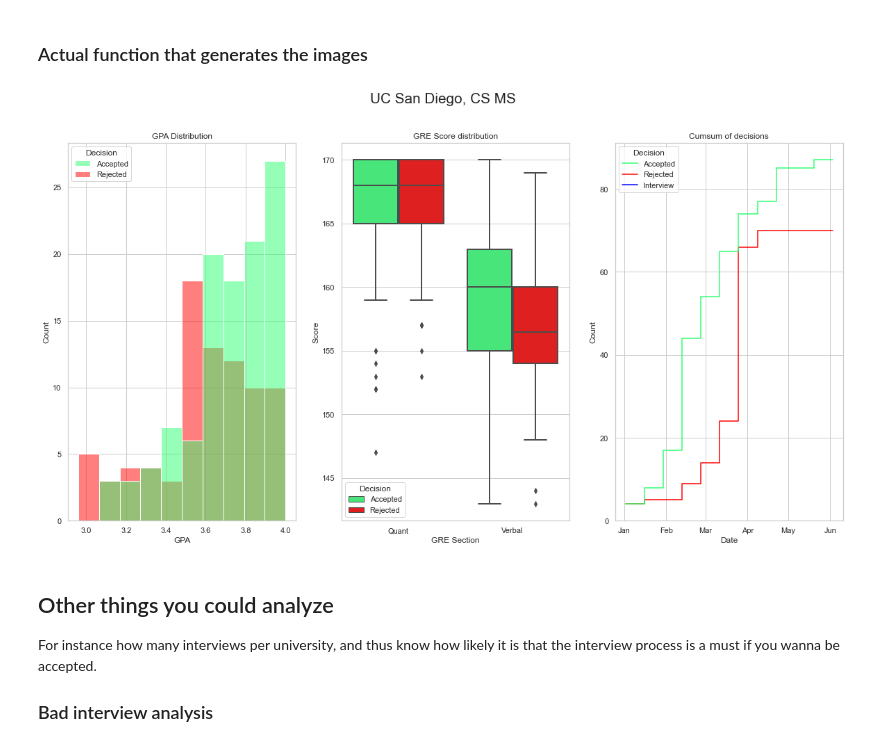
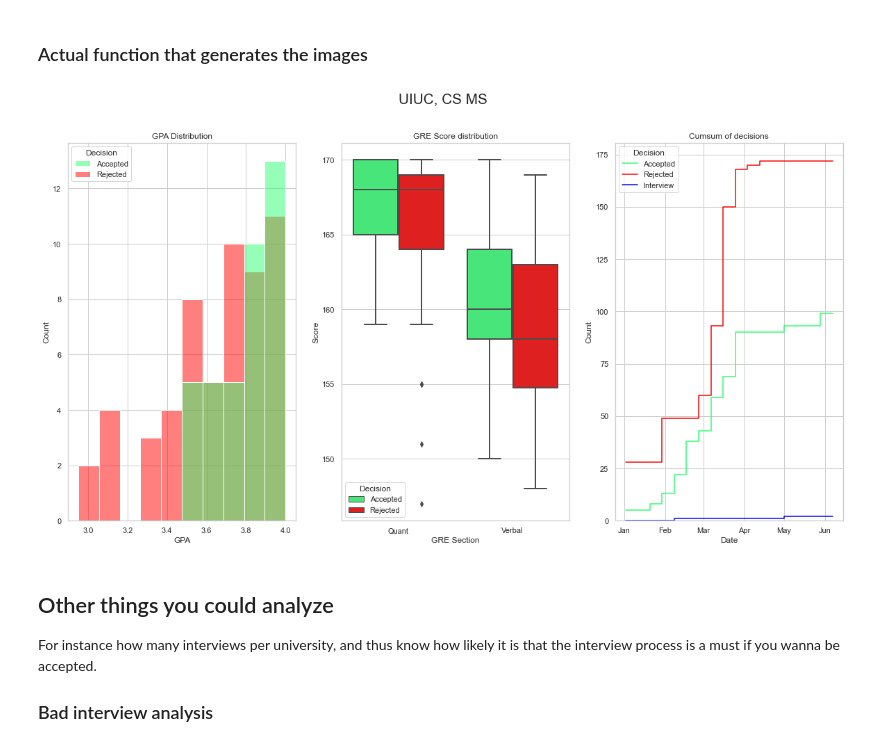
Before and after one commit to jjdelvalle/gradcafe_analysis, a Jupyter notebook: app/GradAnalysis.ipynb, the cells around one changed output. Cells and saved outputs as stored; diff of their text form; code cells hidden in the pictures.

Commit message:
Include entries with no gpa or gre in timeline plot

```diff
--- a/app/GradAnalysis.ipynb
+++ b/app/GradAnalysis.ipynb
@@ -21,7 +21,7 @@ df['uniform_dates'] = vec_dt_replace(pd.to_datetime(df['date_add']), year=2020)
 # %%
 df['day_month'] = df['date_add'].str[:-5]
 # %%
-df_1720 = df[(df['season'].isin(['F16', 'F17', 'F18', 'F19', 'F20'])) & (df['gpafin'] <= 4)]
+df_1720 = df[(df['season'].isin(['F16', 'F17', 'F18', 'F19', 'F20']))]
 # %%
 df.head(2)
 # %% [output]
@@ -44,8 +44,8 @@ def create_filter(df,
                   degree: str = None,
                   decisionfin: Union[str, list] = None,
                   institution: Union[str, list] = None,
-                  gpa: bool = True,
-                  gre: bool = True):
+                  gpa: bool = False,
+                  gre: bool = False):
     filt = [True] * len(df)
     if degree is not None:
         filt = (filt) & (df['degree'] == degree)
@@ -60,7 +60,7 @@ def create_filter(df,
         elif isinstance(institution, list):
             filt = (filt) & (df['institution'].isin(institution))
     if gpa:
-        filt = (filt) & (~df['gpafin'].isna())
+        filt = (filt) & (~df['gpafin'].isna()) & (df['gpafin'] <= 4)
     if gre:
         filt = (filt) & (~df['grev'].isna()) & (~df['grem'].isna()) & (~df['grew'].isna()) & (df['new_gre'])
 
@@ -91,7 +91,8 @@ def get_uni_stats(u_df, search: str, title: str = None, degree: str = 'MS', fiel
     ax[0].set_ylabel("Count")
     ax[0].set_title("GPA Distribution")
     leg = ax[0].get_legend()
-    leg.set_title('Decision')
+    if leg is not None:
+        leg.set_title('Decision')
 
     # Get GRE stats
     mscs_filt = create_filter(u_df, degree, ['Accepted', 'Rejected'], institution = search, gre = True)
@@ -112,7 +113,8 @@ def get_uni_stats(u_df, search: str, title: str = None, degree: str = 'MS', fiel
                 hue_order=['Accepted', 'Rejected'],
                 ax=ax[1])
     leg = fig.axes[1].get_legend()
-    leg.set_title('Decision')
+    if leg is not None:
+        leg.set_title('Decision')
     ax[1].set_xlabel("GRE Section")
     ax[1].set_ylabel("Score")
     ax[1].set_title("GRE Score distribution")
@@ -120,7 +122,7 @@ def get_uni_stats(u_df, search: str, title: str = None, degree: str = 'MS', fiel
     # Timeline stats
     mscs_filt = create_filter(u_df, degree, ['Accepted', 'Rejected', 'Interview'], institution = search)
     mscs_filt = (mscs_filt) & (u_df['uniform_dates'].astype(str) < '2020-07-00')
-    sns.histplot(data=df_1720[mscs_filt],
+    sns.histplot(data=u_df[mscs_filt],
                  x='uniform_dates',
                  hue='decisionfin',
                  cumulative=True,
@@ -133,18 +135,19 @@ def get_uni_stats(u_df, search: str, title: str = None, degree: str = 'MS', fiel
     X = plt.gca().xaxis
     X.set_major_formatter(mdates.DateFormatter('%b'))
     leg = fig.axes[2].get_legend()
-    leg.set_title('Decision')
+    if leg is not None:
+        leg.set_title('Decision')
     ax[2].set_xlabel("Date")
     ax[2].set_ylabel("Count")
     ax[2].set_title("Cumsum of decisions")
 
     fig.suptitle(title + ', ' + field + ' ' + degree, size='xx-large')
-    plt.savefig(title + '.png')
+    plt.savefig(title + '_' + field + ' ' + degree + '.png')
     fig.show()
 # %%
-get_uni_stats(df_1720, 'ucsd', 'UC San Diego', 'MS')
+get_uni_stats(df_1720, 'UIUC', 'UIUC', 'MS', 'CS')
 # %% [output]
-[figure, old version]
+[figure, new version]
 # %% [markdown]
 ## Other things you could analyze
 
```
